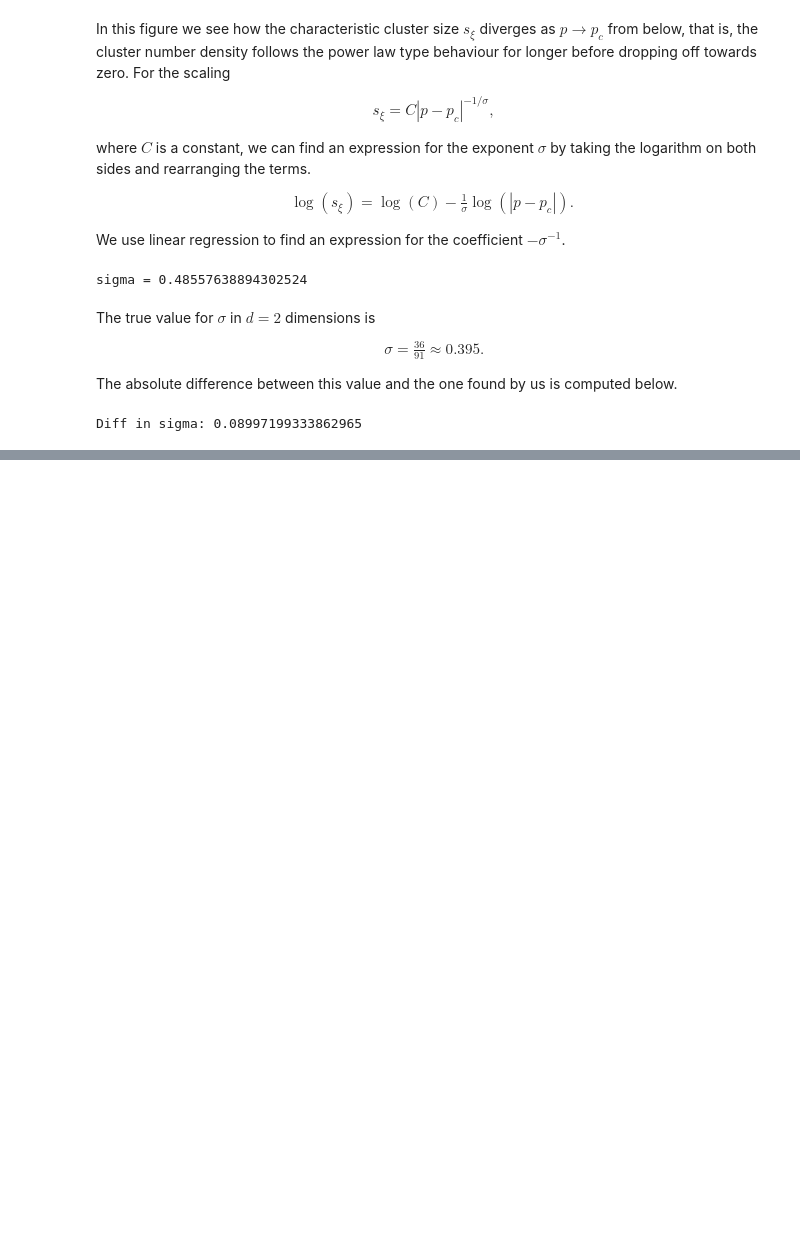
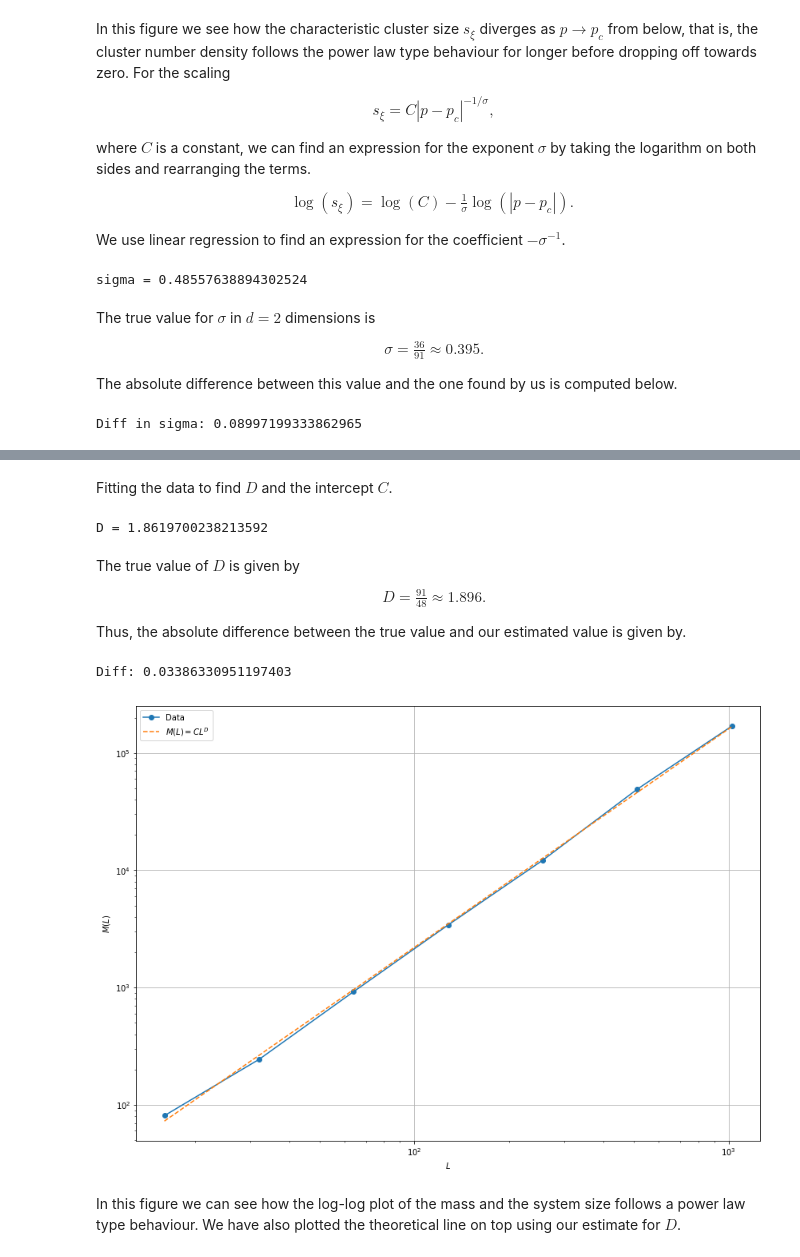
Before and after one commit to Schoyen/FYS4460, a Jupyter notebook: project-3/cluster-number-density.ipynb, the cells around one changed output, grey strips where cells are left out. Saved outputs shown, nothing was run; the diff lists cells and outputs as text; code cells hidden in the pictures; blank space fills up the shorter version.

```diff
--- a/project-3/cluster-number-density.ipynb
+++ b/project-3/cluster-number-density.ipynb
@@ -316,0 +348,4 @@ Diff in sigma: 0.08997199333862965
+# %%
+L_arr = 2 ** np.arange(4, 11)
+mass_arr = np.zeros(len(L_arr))
+M = 100
@@ -316,0 +354,7 @@ Diff in sigma: 0.08997199333862965
+# %%
+for i, L in tqdm.tqdm_notebook(enumerate(L_arr)):
+    for _ in range(M):
+        system = np.random.rand(L, L) <= p_c
+        mass_arr[i] += compute_mass_of_percolating_cluster(system)
+
+mass_arr /= M
@@ -316,0 +363,43 @@ Diff in sigma: 0.08997199333862965
+# %% [markdown]
+Fitting the data to find $D$ and the intercept $C$.
+# %%
+clf = sklearn.linear_model.LinearRegression().fit(
+    np.log(L_arr)[:, None],
+    np.log(mass_arr)[:, None]
+)
+
+D = clf.coef_[0, 0]
+print(f"D = {D}")
+# %% [output]
+D = 1.8619700238213592
+# %% [markdown]
+The true value of $D$ is given by
+\begin{align}
+    D = \frac{91}{48} \approx 1.896.
+\end{align}
+Thus, the absolute difference between the true value and our estimated value is given by.
+# %%
+D_true = 91 / 48
+
+print(f"Diff: {np.abs(D_true - D)}")
+# %% [output]
+Diff: 0.03386330951197403
+# %%
+fig = plt.figure(figsize=(14, 10))
+
+plt.loglog(L_arr, mass_arr, "-o", label=r"Data")
+plt.loglog(
+    L_arr,
+    np.exp(clf.intercept_[0]) * L_arr ** D,
+    "--",
+    label=r"$M(L) = C L^{D}$"
+)
+plt.grid()
+plt.xlabel(r"$L$")
+plt.ylabel(r"$M(L)$")
+plt.legend()
+plt.show()
+# %% [output]
+[figure, added]
+# %% [markdown]
+In this figure we can see how the log-log plot of the mass and the system size follows a power law type behaviour. We have also plotted the theoretical line on top using our estimate for $D$.
```
Also changed, not shown: parts of 4 cells of this notebook.
